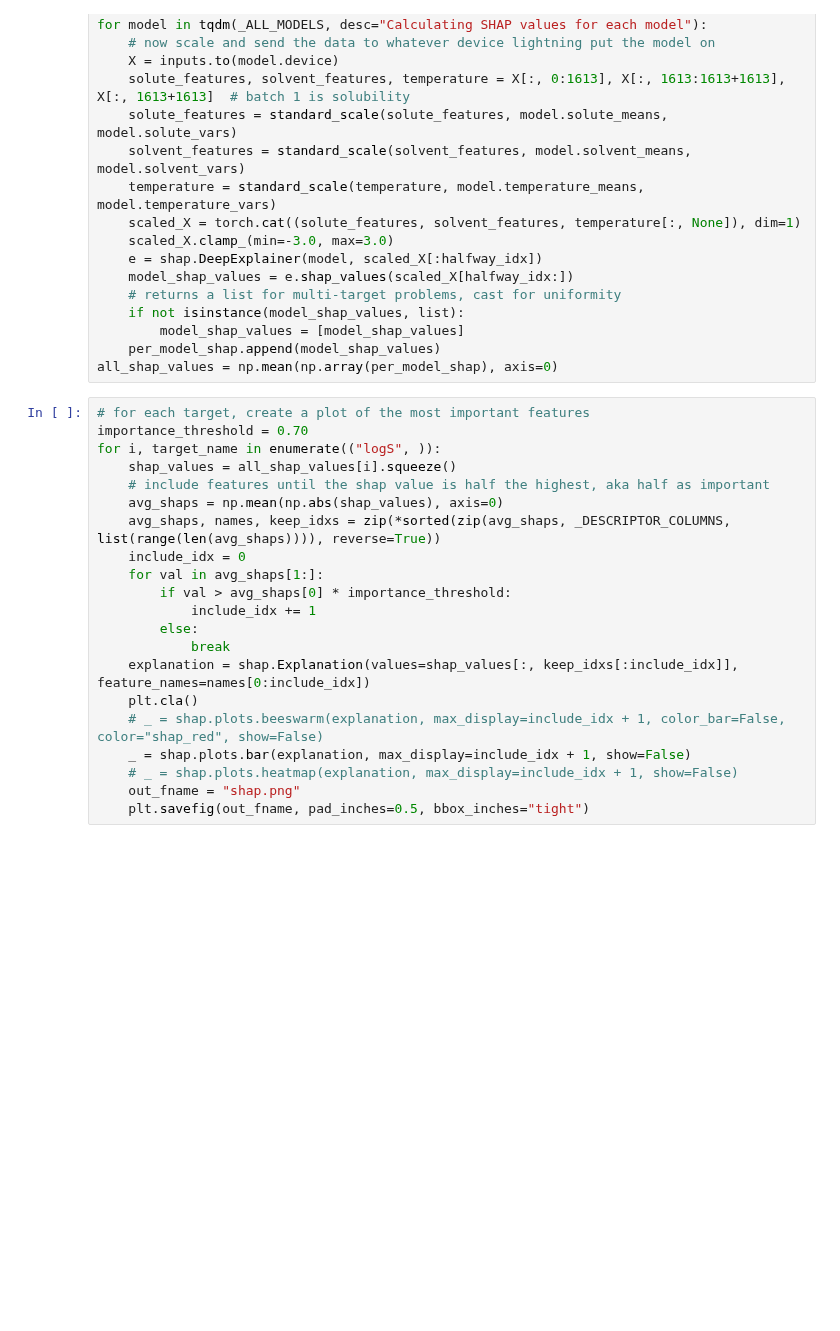
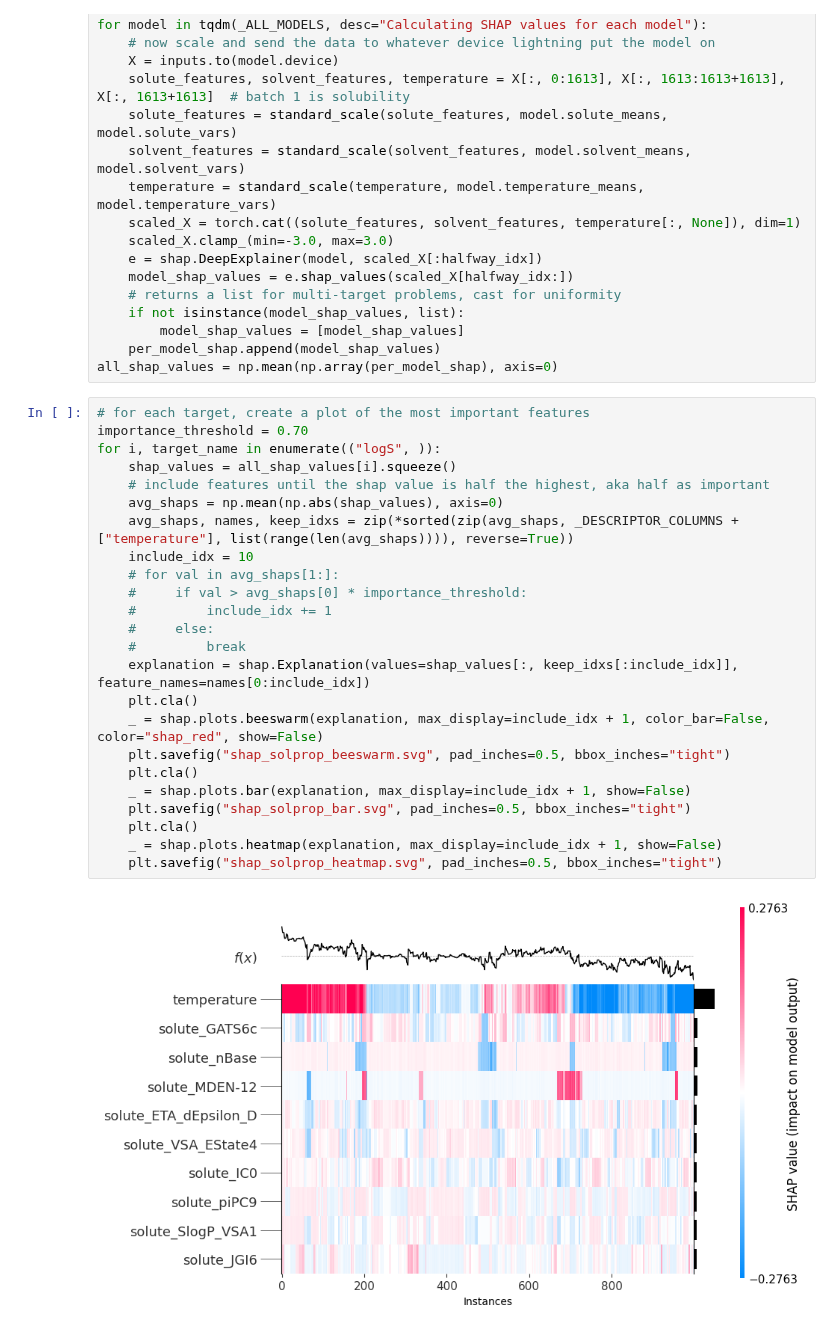
Before and after one commit to JacksonBurns/fastsolv, a Jupyter notebook: paper/analysis/shap.ipynb, the cells around one changed output. Saved outputs shown, nothing was run; the diff lists cells and outputs as text; blank space fills up the shorter version.

Commit message:
shap notebook fixes and svgs

```diff
--- a/paper/analysis/shap.ipynb
+++ b/paper/analysis/shap.ipynb
@@ -51,21 +51,26 @@ all_shap_values = np.mean(np.array(per_model_shap), axis=0)
 # %%
 # for each target, create a plot of the most important features
 importance_threshold = 0.70
 for i, target_name in enumerate(("logS", )):
     shap_values = all_shap_values[i].squeeze()
     # include features until the shap value is half the highest, aka half as important
     avg_shaps = np.mean(np.abs(shap_values), axis=0)
-    avg_shaps, names, keep_idxs = zip(*sorted(zip(avg_shaps, _DESCRIPTOR_COLUMNS, list(range(len(avg_shaps)))), reverse=True))
-    include_idx = 0
-    for val in avg_shaps[1:]:
-        if val > avg_shaps[0] * importance_threshold:
-            include_idx += 1
-        else:
-            break
+    avg_shaps, names, keep_idxs = zip(*sorted(zip(avg_shaps, _DESCRIPTOR_COLUMNS + ["temperature"], list(range(len(avg_shaps)))), reverse=True))
+    include_idx = 10
+    # for val in avg_shaps[1:]:
+    #     if val > avg_shaps[0] * importance_threshold:
+    #         include_idx += 1
+    #     else:
+    #         break
     explanation = shap.Explanation(values=shap_values[:, keep_idxs[:include_idx]], feature_names=names[0:include_idx])
     plt.cla()
-    # _ = shap.plots.beeswarm(explanation, max_display=include_idx + 1, color_bar=False, color="shap_red", show=False)
+    _ = shap.plots.beeswarm(explanation, max_display=include_idx + 1, color_bar=False, color="shap_red", show=False)
+    plt.savefig("shap_solprop_beeswarm.svg", pad_inches=0.5, bbox_inches="tight")
+    plt.cla()
     _ = shap.plots.bar(explanation, max_display=include_idx + 1, show=False)
-    # _ = shap.plots.heatmap(explanation, max_display=include_idx + 1, show=False)
-    out_fname = "shap.png"
-    plt.savefig(out_fname, pad_inches=0.5, bbox_inches="tight")
+    plt.savefig("shap_solprop_bar.svg", pad_inches=0.5, bbox_inches="tight")
+    plt.cla()
+    _ = shap.plots.heatmap(explanation, max_display=include_idx + 1, show=False)
+    plt.savefig("shap_solprop_heatmap.svg", pad_inches=0.5, bbox_inches="tight")
+# %% [output]
+[figure, added]
```
Also changed, not shown: parts of 5 cells of this notebook.
